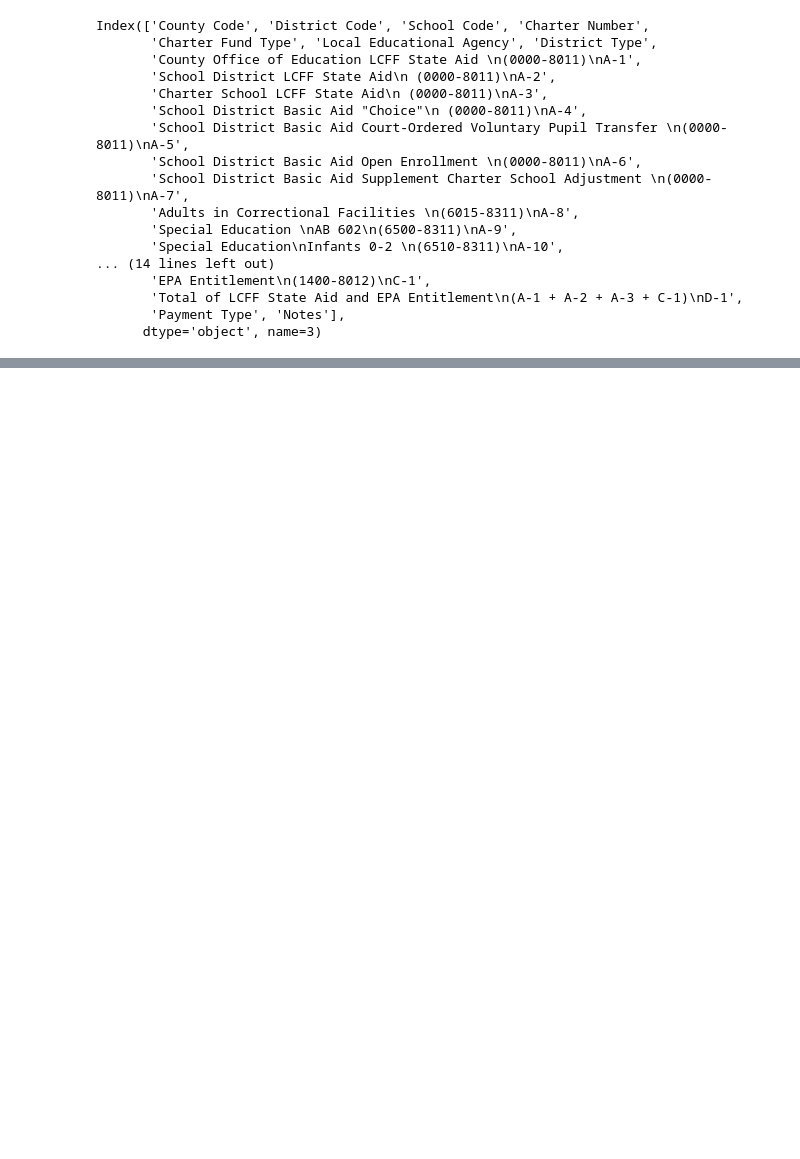
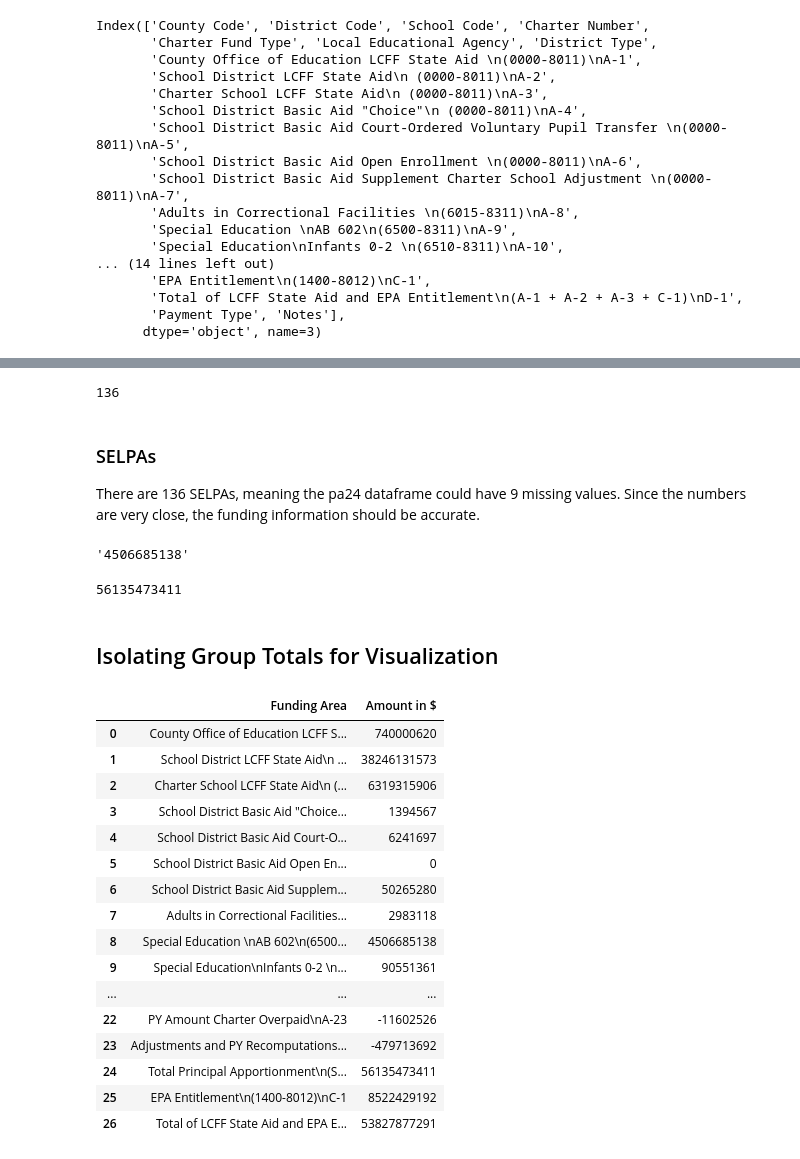
Before and after one commit to its-melina/school-funding, a Jupyter notebook: ca-principal-apportionment.ipynb, the cells around one changed output, grey strips where cells are left out. Drawn from its saved outputs; the diff is of its cells as text; code cells hidden in the pictures; blank space fills up the shorter version.

```diff
--- a/ca-principal-apportionment.ipynb
+++ b/ca-principal-apportionment.ipynb
@@ -88,0 +131,46 @@ hs[cols].head(50)
+# %%
+print(len(selpas))
+# %% [output]
+136
+# %% [markdown]
+### SELPAs
+
+There are 136 SELPAs, meaning the pa24 dataframe could have 9 missing values. Since the numbers are very close, the funding information should be accurate.
+# %%
+# total special education funding
+selpa_funding[ab602].iloc[-1]
+# %% [output]
+'4506685138'
+# %%
+# the max amount in the 'TOTAL' row is the total PA (Principal Apportionment)
+max(pa24.iloc[-1, 7:-2].astype(int))
+# %% [output]
+56135473411
+# %% [markdown]
+## Isolating Group Totals for Visualization
+# %%
+# totals for visualization
+pd.set_option('display.max_colwidth', None)
+
+totals = pa24.iloc[-1, 7:-2].reset_index()
+totals.columns = ['Funding Area', 'Amount in $']
+totals['Amount in $'] = totals['Amount in $'].astype(int)
+totals
+# %% [output]
+|  | Funding Area | Amount in $ |
+| 0 | County Office of Education LCFF S... | 740000620 |
+| 1 | School District LCFF State Aid\n ... | 38246131573 |
+| 2 | Charter School LCFF State Aid\n (... | 6319315906 |
+| 3 | School District Basic Aid "Choice... | 1394567 |
+| 4 | School District Basic Aid Court-O... | 6241697 |
+| 5 | School District Basic Aid Open En... | 0 |
+| 6 | School District Basic Aid Supplem... | 50265280 |
+| 7 | Adults in Correctional Facilities... | 2983118 |
+| 8 | Special Education \nAB 602\n(6500... | 4506685138 |
+| 9 | Special Education\nInfants 0-2 \n... | 90551361 |
+| ... | ... | ... |
+| 22 | PY Amount Charter Overpaid\nA-23 | -11602526 |
+| 23 | Adjustments and PY Recomputations... | -479713692 |
+| 24 | Total Principal Apportionment\n(S... | 56135473411 |
+| 25 | EPA Entitlement\n(1400-8012)\nC-1 | 8522429192 |
+| 26 | Total of LCFF State Aid and EPA E... | 53827877291 |
```
Also changed, not shown: parts of 22 cells of this notebook.
